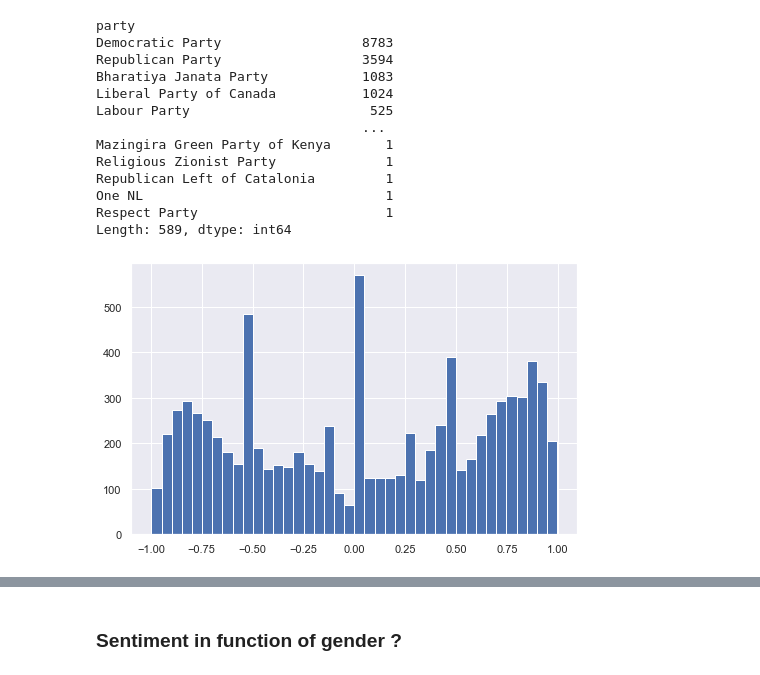
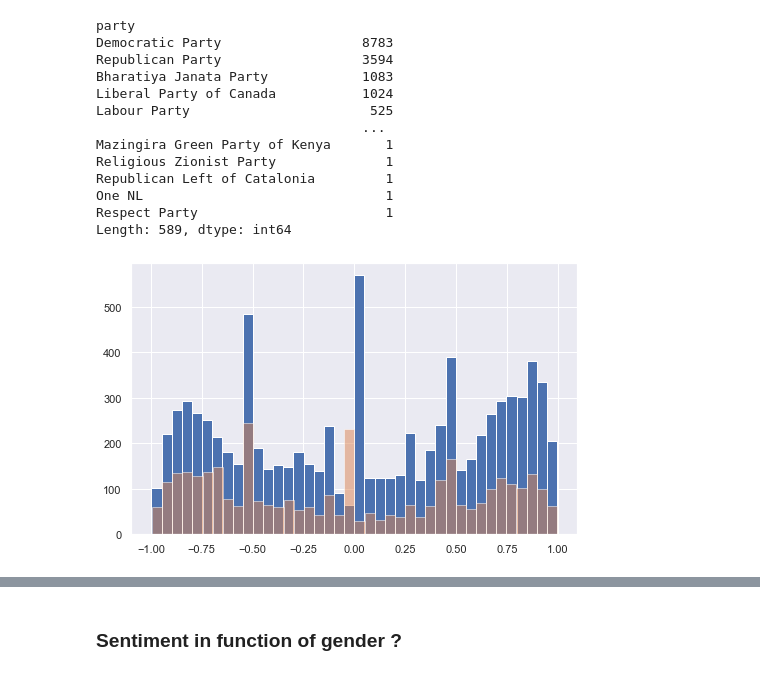
Before and after one commit to epfl-ada/ada-2021-project-concatsanddogs, a Jupyter notebook: Milestone_3_RQ4_sentiment_analysis.ipynb, the cells around one changed output, grey strips where cells are left out. Cells and saved outputs as stored; diff of their text form; code cells hidden in the pictures.

```diff
--- a/Milestone_3_RQ4_sentiment_analysis.ipynb
+++ b/Milestone_3_RQ4_sentiment_analysis.ipynb
@@ -266,6 +260,7 @@ Democrat_quotes = df.query('party == "Democratic Party" ')
 Republican_quotes = df.query('party == "Republican Party" ')
 # %%
 Democrat_quotes['sentiment'].hist(bins=40, figsize = [8,5])
+Republican_quotes['sentiment'].hist(bins=40, figsize = [8,5],alpha=0.5)
 plt.show()
 # %% [output]
-[figure, old version]
+[figure, new version]
```
Also changed, not shown: parts of 11 cells of this notebook, 1 other file.
